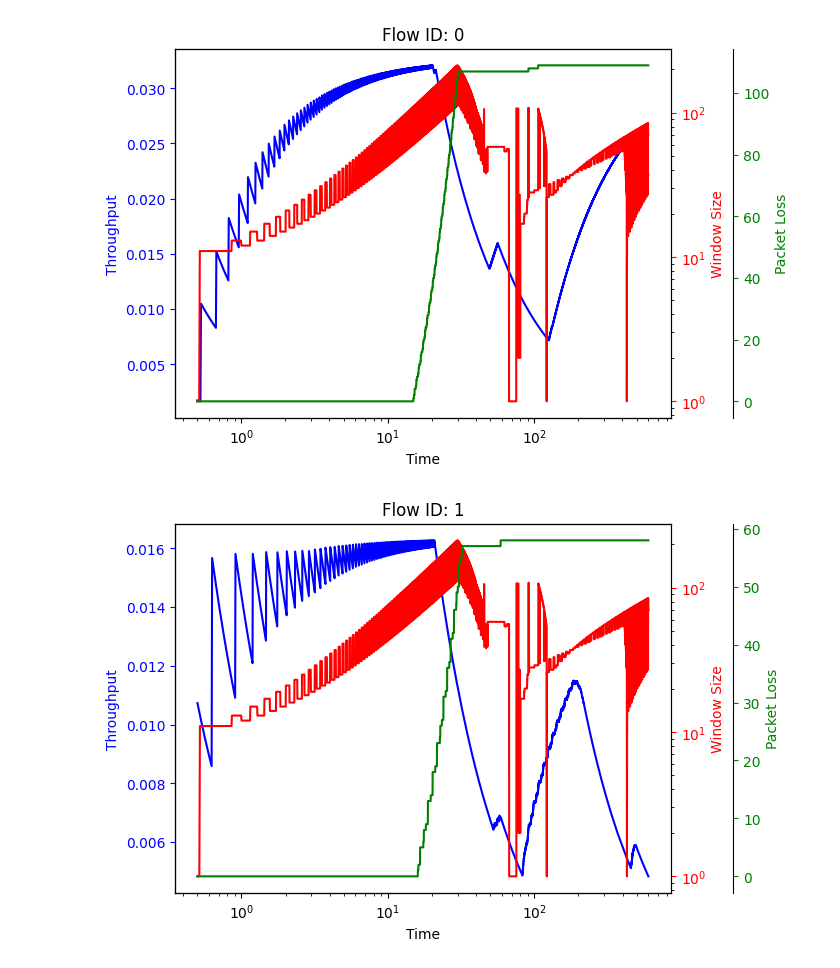
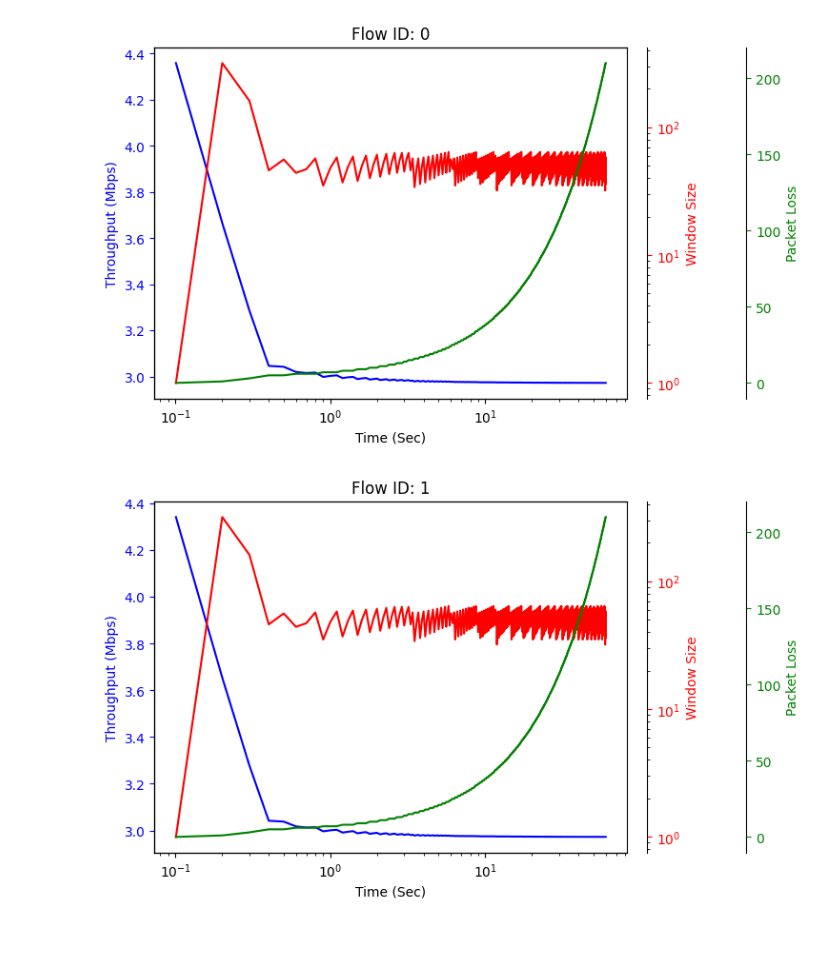
Before and after one commit to mahanthathreyee/qos-congestion-control-simulation, a Jupyter notebook: stats-graph.ipynb, the cells around one changed output. Drawn from its saved outputs; the diff is of its cells as text; code cells hidden in the pictures; blank space fills up the shorter version.

```diff
--- a/stats-graph.ipynb
+++ b/stats-graph.ipynb
@@ -9,5 +7,5 @@ import pandas as pd
 # %%
-RESULTS_DIR = '../results/flow_stats.csv'
+RESULTS_DIR = '../results/flow/LinuxReno_flow_stats.csv'
 # %%
 data = pd.read_csv(RESULTS_DIR)
 data
@@ -38,32 +36,32 @@ def generate_subplot(ax: list[plt.Axes], flow_id: int, time: list[object], data:
 # %%
 flow_ids = data['Flow ID'].unique()
 
 for flow_id in flow_ids:
     flow_data = data[data['Flow ID'] == flow_id]
 
     time = flow_data['Time']
     throughput = flow_data['Throughput']
     window_size = flow_data['Window Size']
     packet_loss = flow_data['Packets Dropped']
     fairness = flow_data['Fairness']
 
     fig, ax1 = plt.subplots()
     ax1.title.set_text(f'Flow ID: {flow_id}')
     ax = [ax1]
 
     color = 'blue'
     ax[-1].plot(time, throughput, label=f'Flow ID: {flow_id}', color=color)
-    ax[-1].set_xlabel('Time')
-    ax[-1].set_ylabel('Throughput', color=color)
+    ax[-1].set_xlabel('Time (Sec)')
+    ax[-1].set_ylabel('Throughput (Mbps)', color=color)
     ax[-1].tick_params('y', colors=color)
 
-    generate_subplot(ax, flow_id, time, window_size, 'red', 'Window Size', 0, True)
-    generate_subplot(ax, flow_id, time, packet_loss, 'green', 'Packet Loss', 45, False)
+    generate_subplot(ax, flow_id, time, window_size, 'red', 'Window Size', 15, True)
+    generate_subplot(ax, flow_id, time, packet_loss, 'green', 'Packet Loss', 90, False)
     # generate_subplot(ax, flow_id, time, fairness, 'orange', 'Fairness', 90, True)
 
     # Display the plot
     plt.show()
     plt.close()
 # %% [output]
-[figure, old version]
+[figure, new version]
-[figure, old version]
+[figure, new version]
```
Also changed, not shown: parts of 4 cells of this notebook, 5 other files.
